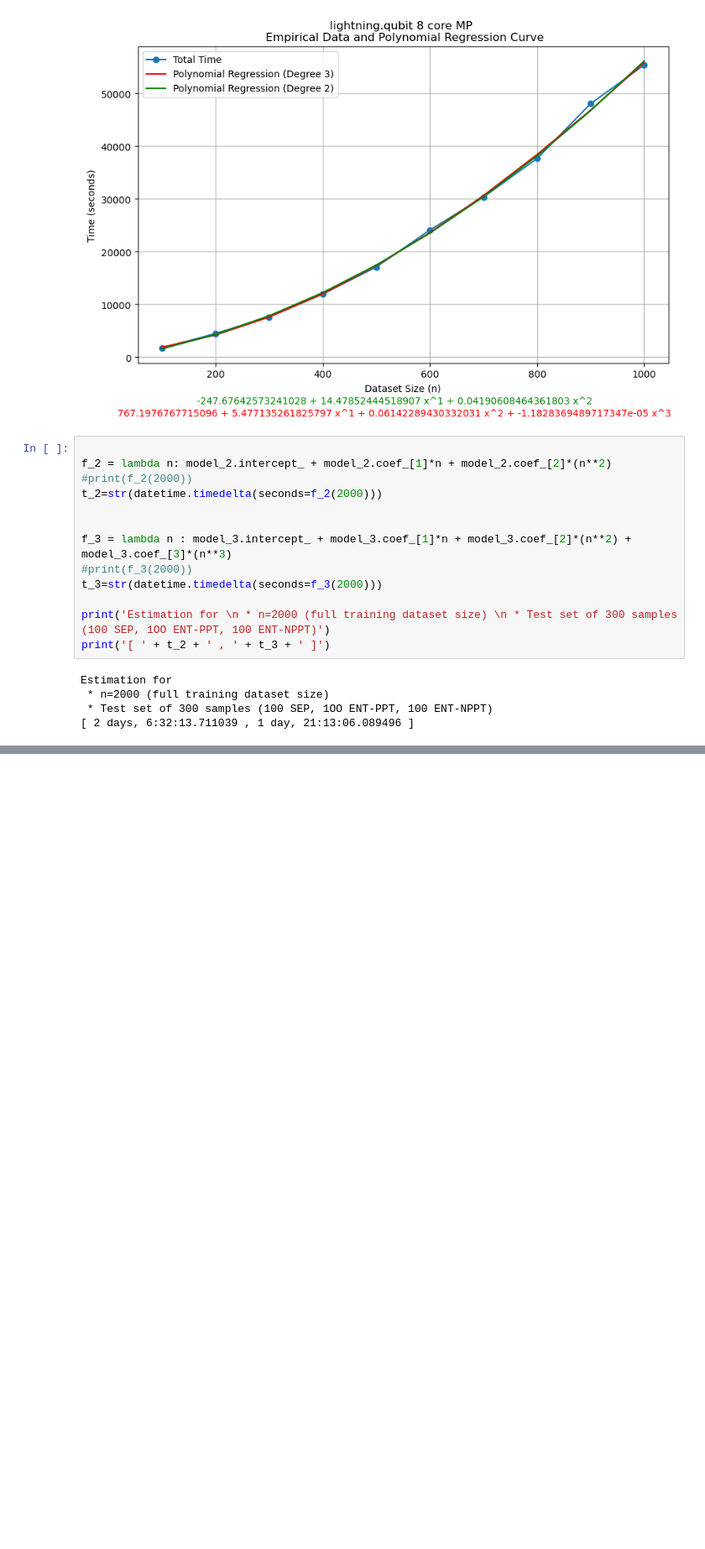
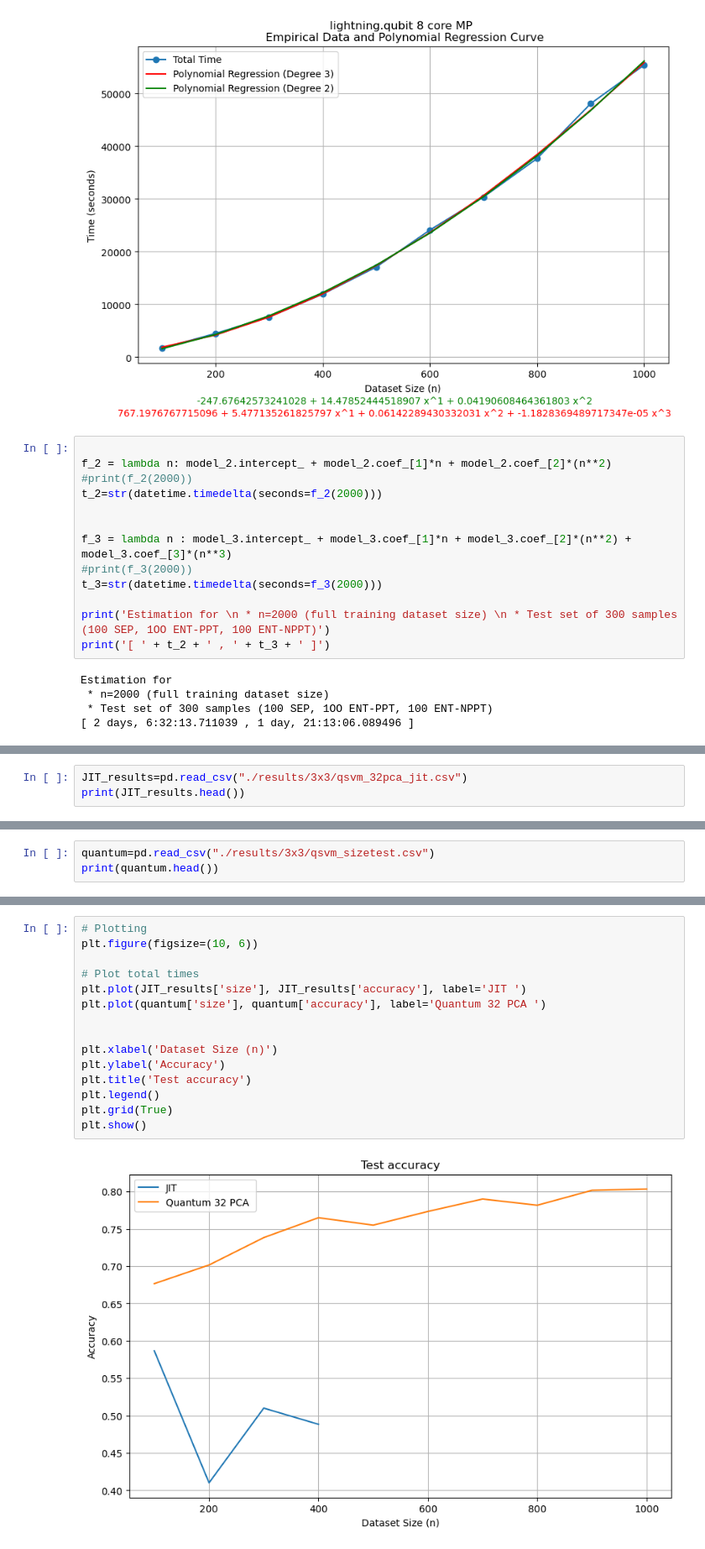
Before and after one commit to anamarsabi/QML-Research, a Jupyter notebook: efficiency_study.ipynb, the cells around one changed output, grey strips where cells are left out. Shown at 84% size. Cells and saved outputs as stored; diff of their text form; blank space fills up the shorter version.

Commit message:
JIT terrible results and comparison

```diff
--- a/efficiency_study.ipynb
+++ b/efficiency_study.ipynb
@@ -1346,0 +1349,3 @@ Estimation for
+# %%
+JIT_results=pd.read_csv("./results/3x3/qsvm_32pca_jit.csv")
+print(JIT_results.head())
@@ -1346,0 +1364,3 @@ Estimation for
+# %%
+quantum=pd.read_csv("./results/3x3/qsvm_sizetest.csv")
+print(quantum.head())
@@ -1346,0 +1381,17 @@ Estimation for
+# %%
+# Plotting
+plt.figure(figsize=(10, 6))
+
+# Plot total times
+plt.plot(JIT_results['size'], JIT_results['accuracy'], label='JIT ')
+plt.plot(quantum['size'], quantum['accuracy'], label='Quantum 32 PCA ')
+
+
+plt.xlabel('Dataset Size (n)')
+plt.ylabel('Accuracy')
+plt.title('Test accuracy')
+plt.legend()
+plt.grid(True)
+plt.show()
+# %% [output]
+[figure, added]
```
Also changed, not shown: parts of 8 cells of this notebook, 1 other file.
